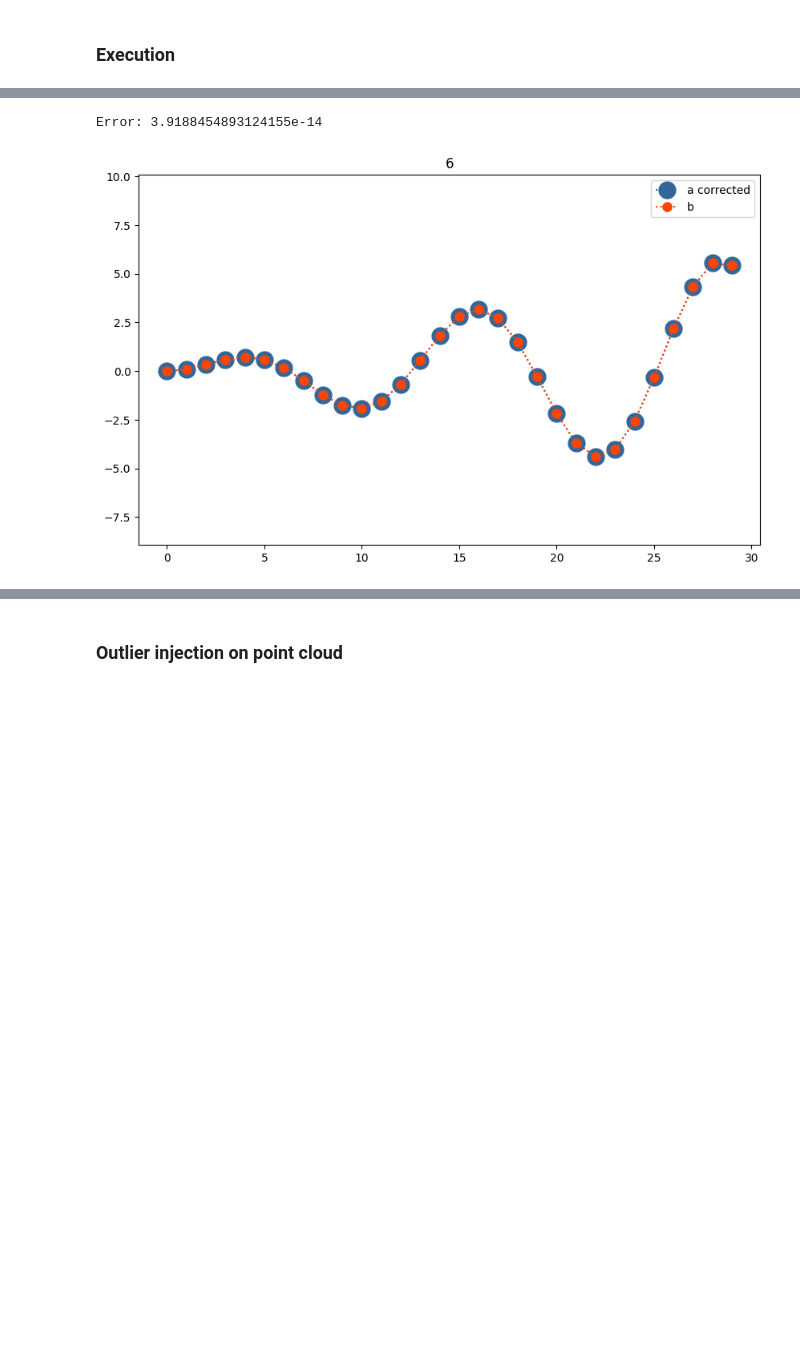
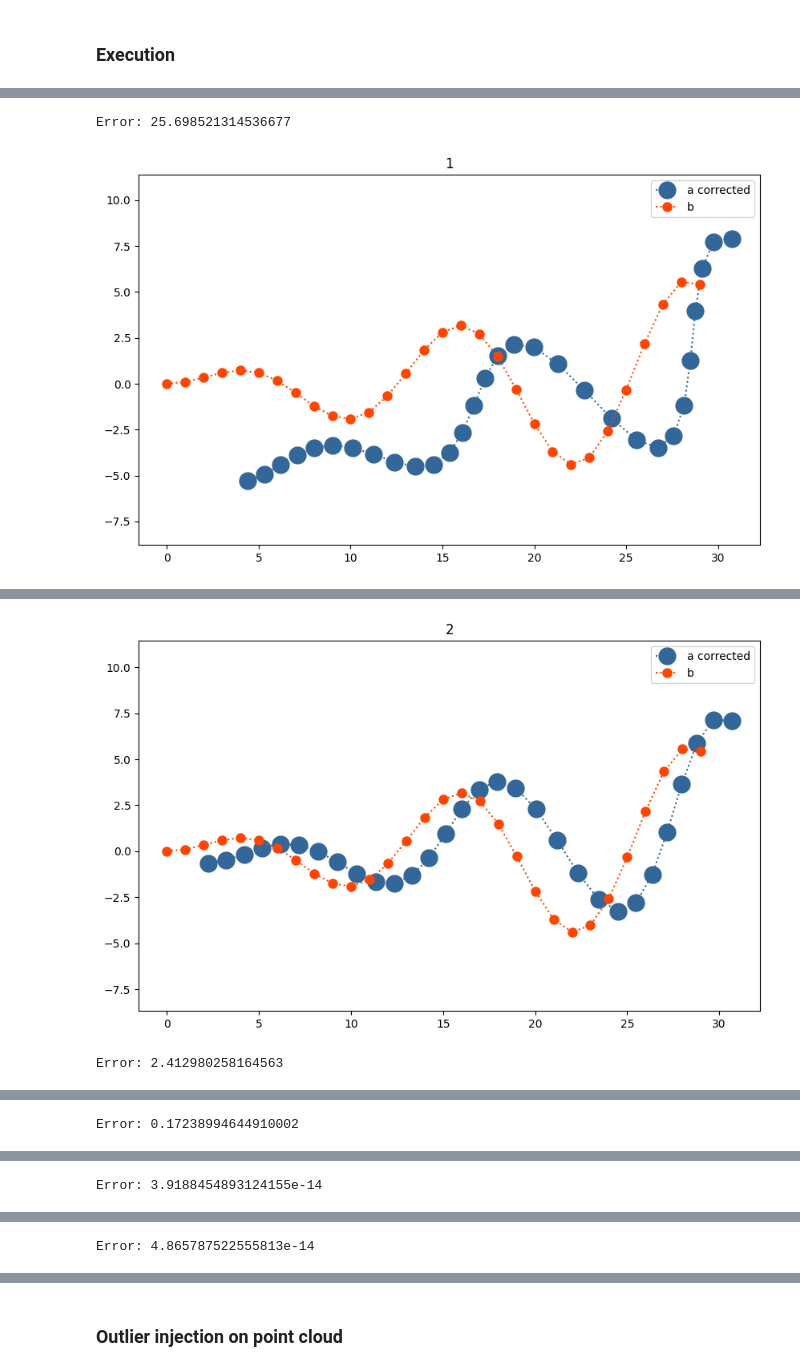
Before and after one commit to HumbertoDiego/lidar-experiments, a Jupyter notebook: Theory 2-IterativeClosestPoint.ipynb, the cells around one changed output, grey strips where cells are left out. Drawn from its saved outputs; the diff is of its cells as text; code cells hidden in the pictures; blank space fills up the shorter version.

```diff
--- a/Theory 2-IterativeClosestPoint.ipynb
+++ b/Theory 2-IterativeClosestPoint.ipynb
@@ -506,35 +500,35 @@ time: 0 ns (started: 2024-11-15 17:23:58 -03:00)
 # %%
 ######### Make next iterations - play this cell many times needed
-iteration+=1
-# shift point clouds to its centroid
-a_center = a_corrected.mean(axis=1).reshape((2,1))
-a_centered = a_corrected - a_center
-# compute correspondeces with nearest neighboor
-correspondences = nearest_neighbor(a_centered, b_centered)
-# compute cross covariance matrix
-H = np.zeros((2,2))
-for i, j,d  in correspondences:
-  a_point = a_centered[:, [i]]
-  b_point = b_centered[:, [j]]
-  H += b_point.dot(a_point.T)
-# SVD decomposition
-U, S, V_T = np.linalg.svd(H)
-R_found = U.dot(V_T)
-t_found = b_center - R_found.dot(a_center)
-# stack transformations
-R = R_found.dot(R)
-t = t+t_found
-# Apply correction
-# a_corrected = R_found.dot(a_corrected) + t_found
-# or
-a_corrected = R.dot(a) + t
-# get last erros
-error = np.linalg.norm(a_corrected - b)
-print("Error:", error)
-errors.append(error)
+for iteration in range(1,7):
+  # shift point clouds to its centroid
+  a_center = a_corrected.mean(axis=1).reshape((2,1))
+  a_centered = a_corrected - a_center
+  # compute correspondeces with nearest neighboor
+  correspondences = nearest_neighbor(a_centered, b_centered)
+  # compute cross covariance matrix
+  H = np.zeros((2,2))
+  for i, j,d  in correspondences:
+    a_point = a_centered[:, [i]]
+    b_point = b_centered[:, [j]]
+    H += b_point.dot(a_point.T)
+  # SVD decomposition
+  U, S, V_T = np.linalg.svd(H)
+  R_found = U.dot(V_T)
+  t_found = b_center - R_found.dot(a_center)
+  # stack transformations
+  R = R_found.dot(R)
+  t = t+t_found
+  # Apply correction
+  # a_corrected = R_found.dot(a_corrected) + t_found
+  # or
+  a_corrected = R.dot(a) + t
+  # get last erros
+  error = np.linalg.norm(a_corrected - b)
+  print("Error:", error)
+  errors.append(error)
 
-plot_data(a_corrected, b, label_1='a corrected', label_2='b',markersize_1=15,title=f"{iteration}")
-plt.show()
+  plot_data(a_corrected, b, label_1='a corrected', label_2='b',markersize_1=15,title=f"{iteration}")
+  plt.show()
 # %% [output]
-Error: 3.9188454893124155e-14
+Error: 25.698521314536677
-[figure, old version]
+[figure, new version]
@@ -541,0 +536,2 @@ time: 234 ms (started: 2024-11-15 17:24:14 -03:00)
+[figure, added]
+Error: 2.412980258164563
@@ -541,0 +539 @@ time: 234 ms (started: 2024-11-15 17:24:14 -03:00)
+Error: 0.17238994644910002
@@ -541,0 +541 @@ time: 234 ms (started: 2024-11-15 17:24:14 -03:00)
+Error: 3.9188454893124155e-14
@@ -541,0 +543 @@ time: 234 ms (started: 2024-11-15 17:24:14 -03:00)
+Error: 4.865787522555813e-14
```
Also changed, not shown: parts of 19 cells of this notebook.
